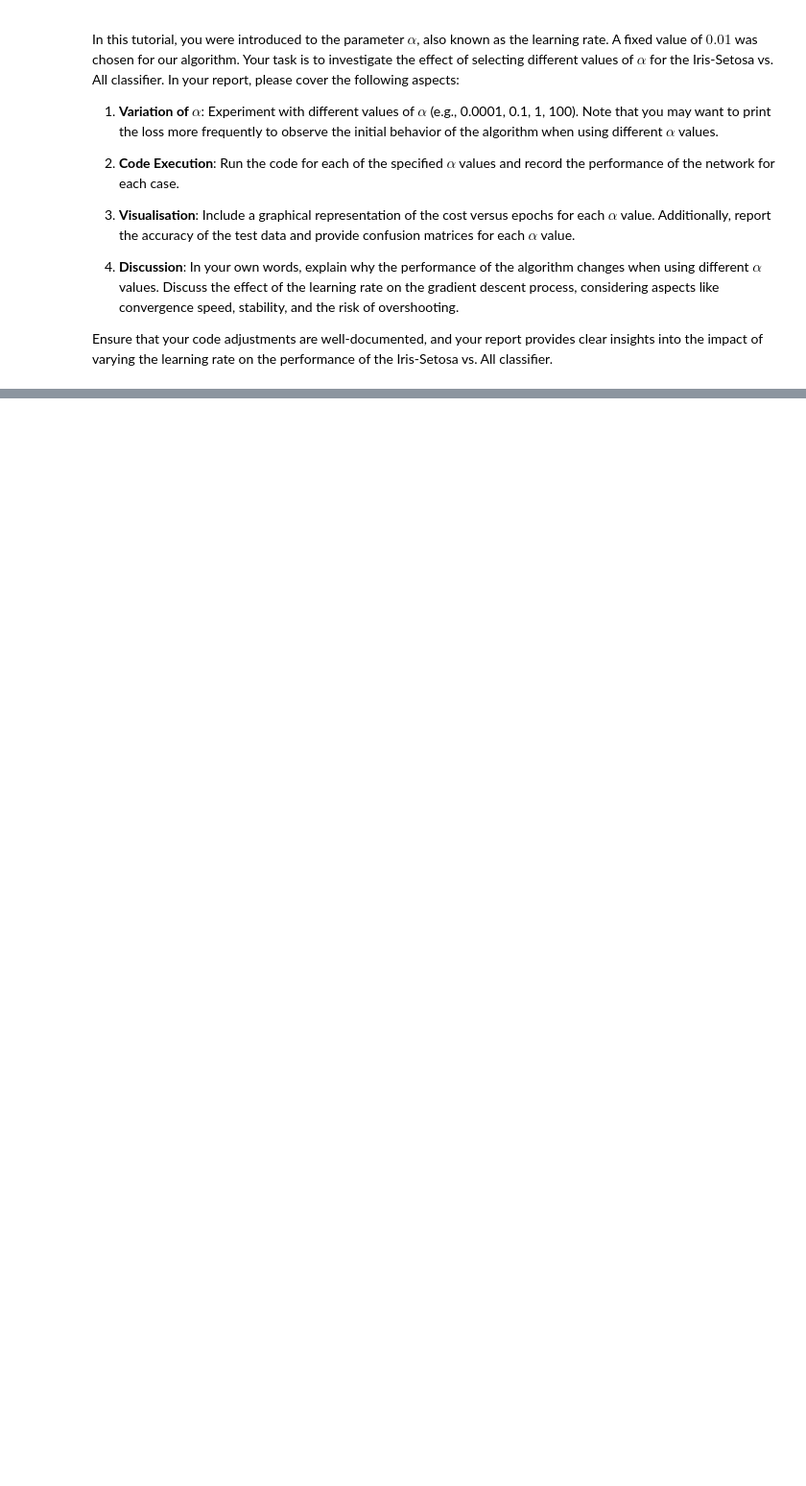
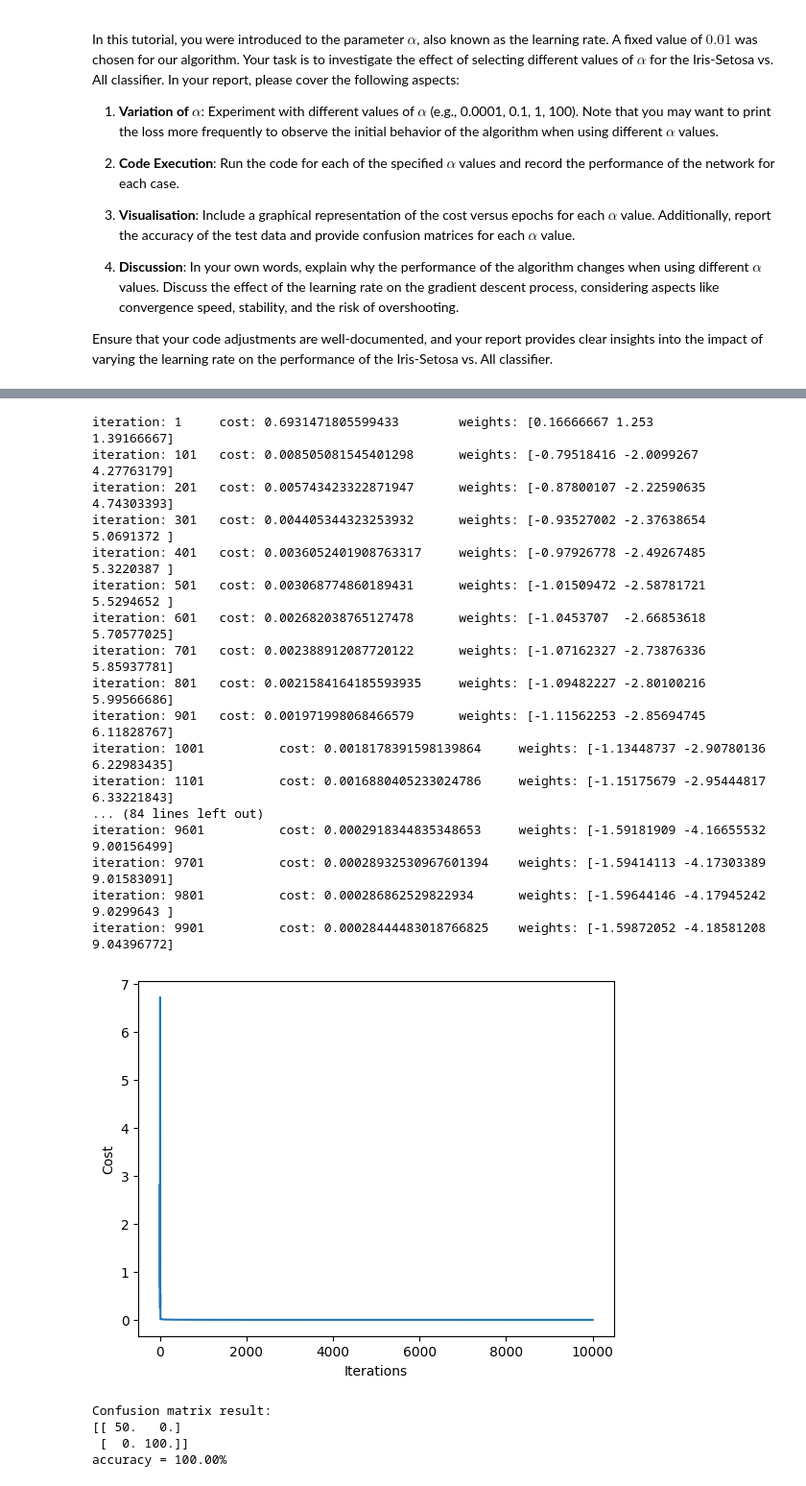
Before and after one commit to FajarKKP/Coding, a Jupyter notebook: 04_ML_Logistic.ipynb, the cells around one changed output, grey strips where cells are left out. Shown at 96% size. Saved outputs shown, nothing was run; the diff lists cells and outputs as text; code cells hidden in the pictures; blank space fills up the shorter version.

```diff
--- a/04_ML_Logistic.ipynb
+++ b/04_ML_Logistic.ipynb
@@ -436,0 +551,42 @@ Ensure that your code adjustments are well-documented, and your report provides
+# %%
+# Lr of 1
+alpha = 1
+num_iter = 10000
+model_weights = fit(alpha, num_iter, X,y)
+
+predictions = predict(X, model_weights)
+pred = predictions.astype('int')
+true = y.astype('int')
+
+# Confusion Matrix
+conf_matrix = compute_confusion_matrix(true, pred)
+print('Confusion matrix result: ')
+print(conf_matrix)
+
+diagonal_sum = conf_matrix.trace()
+sum_of_all_elements = conf_matrix.sum()
+accuracy = diagonal_sum / sum_of_all_elements
+print('accuracy = {:0.2f}%'.format(accuracy*100))
+# %% [output]
+iteration: 1     cost: 0.6931471805599433        weights: [0.16666667 1.253      1.39166667]
+iteration: 101   cost: 0.008505081545401298      weights: [-0.79518416 -2.0099267   4.27763179]
+iteration: 201   cost: 0.005743423322871947      weights: [-0.87800107 -2.22590635  4.74303393]
+iteration: 301   cost: 0.004405344323253932      weights: [-0.93527002 -2.37638654  5.0691372 ]
+iteration: 401   cost: 0.0036052401908763317     weights: [-0.97926778 -2.49267485  5.3220387 ]
+iteration: 501   cost: 0.003068774860189431      weights: [-1.01509472 -2.58781721  5.5294652 ]
+iteration: 601   cost: 0.002682038765127478      weights: [-1.0453707  -2.66853618  5.70577025]
+iteration: 701   cost: 0.002388912087720122      weights: [-1.07162327 -2.73876336  5.85937781]
+iteration: 801   cost: 0.0021584164185593935     weights: [-1.09482227 -2.80100216  5.99566686]
+iteration: 901   cost: 0.001971998068466579      weights: [-1.11562253 -2.85694745  6.11828767]
+iteration: 1001          cost: 0.0018178391598139864     weights: [-1.13448737 -2.90780136  6.22983435]
+iteration: 1101          cost: 0.0016880405233024786     weights: [-1.15175679 -2.95444817  6.33221843]
+... (84 lines left out)
+iteration: 9601          cost: 0.0002918344835348653     weights: [-1.59181909 -4.16655532  9.00156499]
+iteration: 9701          cost: 0.00028932530967601394    weights: [-1.59414113 -4.17303389  9.01583091]
+iteration: 9801          cost: 0.000286862529822934      weights: [-1.59644146 -4.17945242  9.0299643 ]
+iteration: 9901          cost: 0.00028444483018766825    weights: [-1.59872052 -4.18581208  9.04396772]
+[figure, added]
+Confusion matrix result:
+[[ 50.   0.]
+ [  0. 100.]]
+accuracy = 100.00%
```
Also changed, not shown: parts of 6 cells of this notebook.
